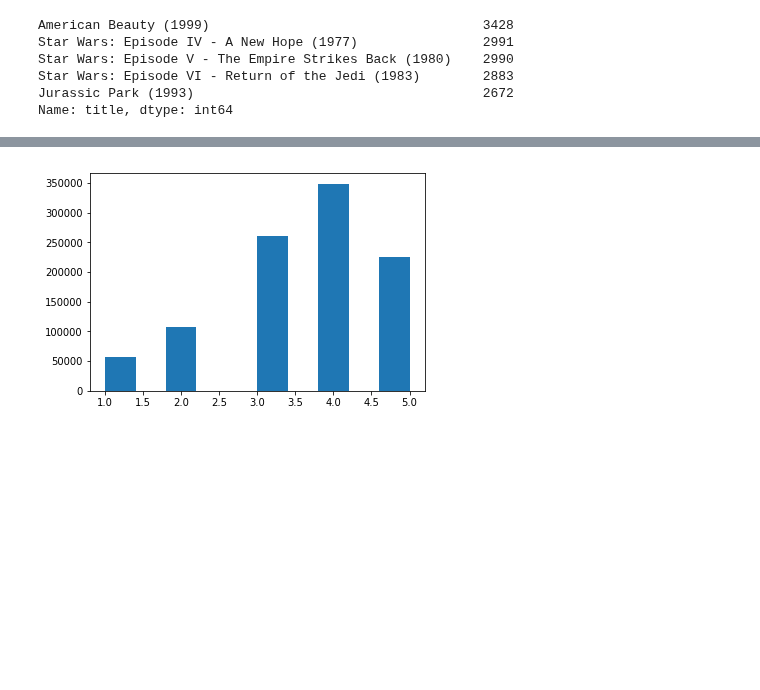
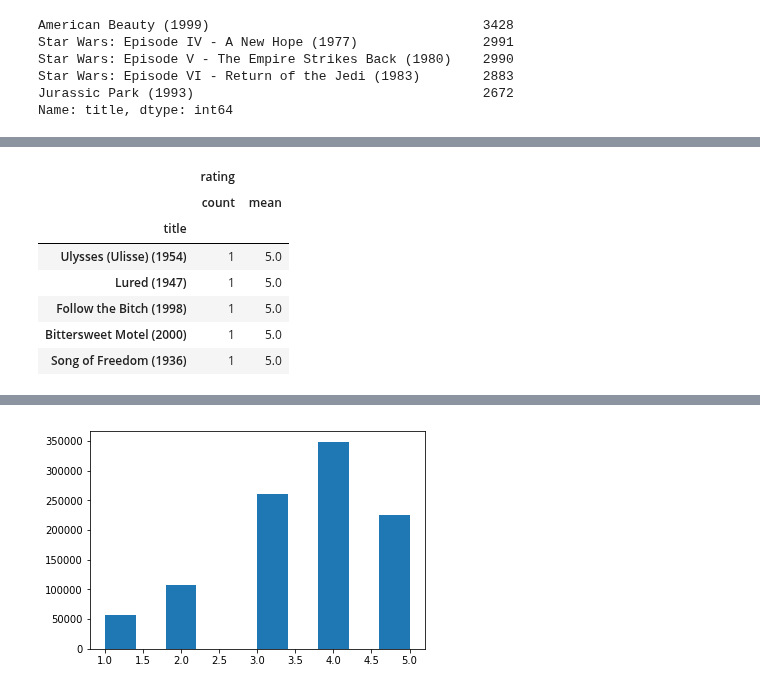
Before and after one commit to James-Leslie/deep-collaborative-filtering, a Jupyter notebook: data/train_test_movielens1m.ipynb, the cells around one changed output, grey strips where cells are left out. Saved outputs shown, nothing was run; the diff lists cells and outputs as text; code cells hidden in the pictures; blank space fills up the shorter version.

```diff
--- a/data/train_test_movielens1m.ipynb
+++ b/data/train_test_movielens1m.ipynb
@@ -307,0 +335,12 @@ Name: title, dtype: int64
+# %%
+# sort by rating average
+top_rated.sort_values([('rating', 'mean')], ascending=False).head()
+# %% [output]
+|  | rating |  |
+|  | count | mean |
+| title |  |  |
+| Ulysses (Ulisse) (1954) | 1 | 5.0 |
+| Lured (1947) | 1 | 5.0 |
+| Follow the Bitch (1998) | 1 | 5.0 |
+| Bittersweet Motel (2000) | 1 | 5.0 |
+| Song of Freedom (1936) | 1 | 5.0 |
```
Also changed, not shown: parts of 15 cells of this notebook, 1 other file.
